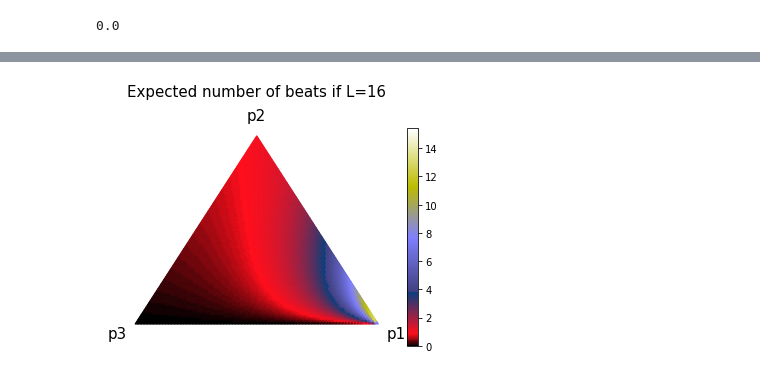
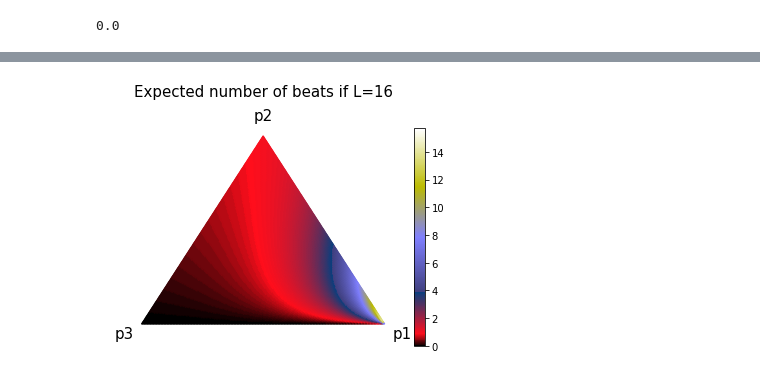
Before and after one commit to lucieperrotta/DCML, a Jupyter notebook: Grammar.ipynb, the cells around one changed output, grey strips where cells are left out. Saved outputs shown, nothing was run; the diff lists cells and outputs as text; code cells hidden in the pictures.

```diff
--- a/Grammar.ipynb
+++ b/Grammar.ipynb
@@ -20,7 +20,7 @@ bpm = 400 # bpm
 
 p1 = 0.1 # Split 2 prob
 p2 = 0.9 # Play beat prob (p3 is computed automatically)
-p4 = 0.8 # Play beat in final level; NOT MADATORY, can be automatic of not defined
+p4 = 1 # Play beat in final level; NOT MADATORY, can be automatic of not defined
 # %%
 # Function which chooses a rule according to the probs
 def choose_rule(size, p1, p2, p4=None):
@@ -197,7 +197,7 @@ def generate_heatmap_data(scale=scale, level=0):
     from ternary.helpers import simplex_iterator
     d = dict()
     for (i, j, k) in simplex_iterator(scale):
-        d[(i, j, k)] = probs_in_order(L, i/scale, j/scale)[level]
+        d[(i, j, k)] = probs_in_order(L, i/scale, j/scale, 0)[level]
     return d
 
 for level in range(N):
@@ -224,26 +224,26 @@ plt.show()
 # %%
 #Graph for expected number of beats
-scale = 80
+scale = 160
 def generate_heatmap_data(scale=scale):
     from ternary.helpers import simplex_iterator
     d = dict()
     for (i, j, k) in simplex_iterator(scale):
         d[(i, j, k)] = expected_number_beats(L, i/scale, j/scale)
     return d
 
 data = generate_heatmap_data(scale)
 figure, tax = ternary.figure(scale=scale)
 tax.heatmap(data, style="triangular", cmap=plt.cm.gist_stern)
 #tax.boundary()
 fontsize = 15
 tax.set_title("Expected number of beats if L=%s" %L, fontsize=fontsize,y=1.12)
 tax.left_corner_label("p3", fontsize=fontsize)
 tax.right_corner_label("p1", fontsize=fontsize)
 tax.top_corner_label("p2", fontsize=fontsize)
 plt.axis('off')
-plt.savefig("graphs/ternary_%s.png" %level, dpi=400, bbox_inches='tight')
+plt.savefig("graphs/expected_value", dpi=400, bbox_inches='tight')
 plt.plot()
 
 plt.show()
 # %% [output]
-[figure, old version]
+[figure, new version]
```
Also changed, not shown: parts of 3 cells of this notebook, 7 other files.
